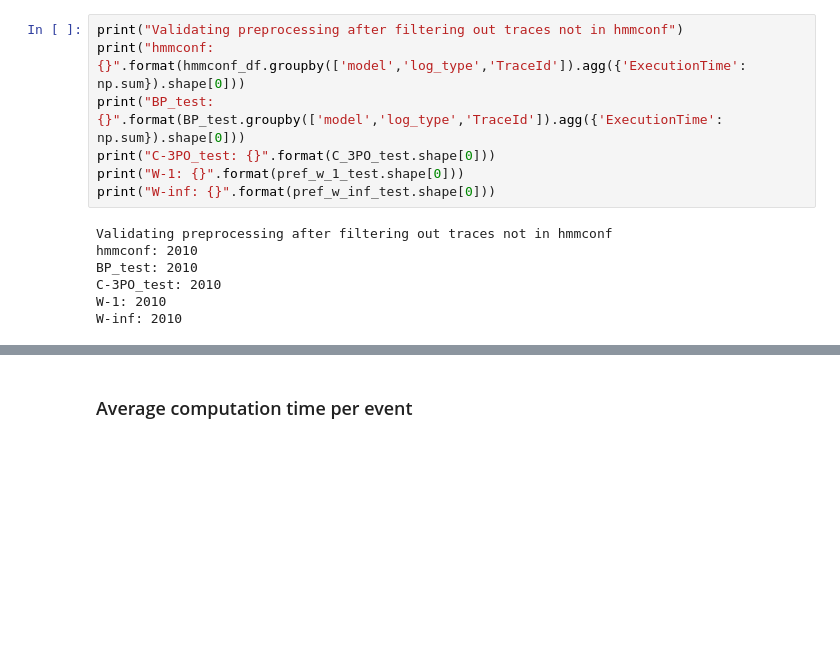
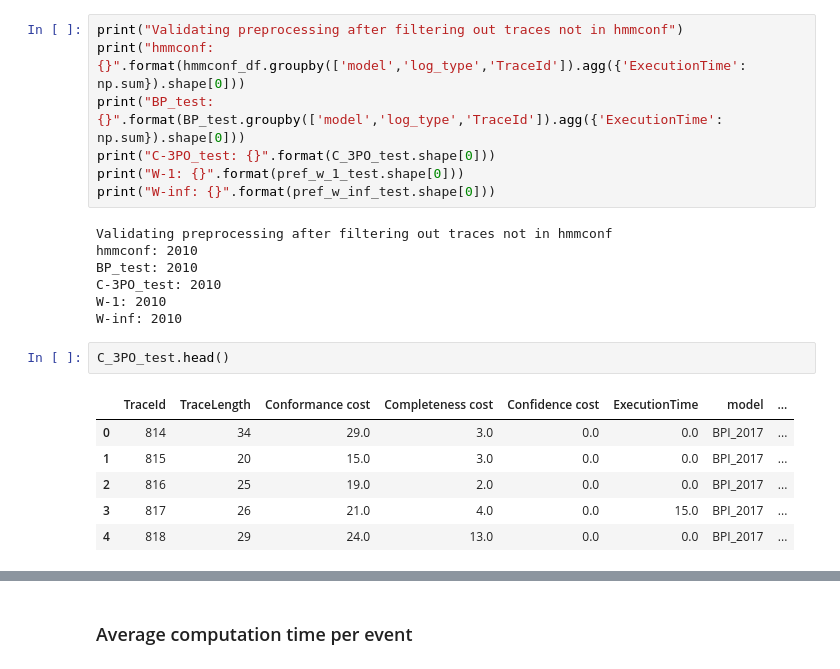
Before and after one commit to MaxTNielsen/ConformanceCheckingUsingTries, a Jupyter notebook: Jupyter/old_analysis.ipynb, the cells around one changed output, grey strips where cells are left out. Cells and saved outputs as stored; diff of their text form; blank space fills up the shorter version.

```diff
--- a/Jupyter/comparative_analysis.ipynb
+++ b/Jupyter/old_analysis.ipynb
@@ -443,6 +434,15 @@ BP_test: 2010
 C-3PO_test: 2010
 W-1: 2010
 W-inf: 2010
+# %%
+C_3PO_test.head()
+# %% [output]
+|  | TraceId | TraceLength | Conformance cost | Completeness cost | Confidence cost | ExecutionTime | model | ... |
+| 0 | 814 | 34 | 29.0 | 3.0 | 0.0 | 0.0 | BPI_2017 | ... |
+| 1 | 815 | 20 | 15.0 | 3.0 | 0.0 | 0.0 | BPI_2017 | ... |
+| 2 | 816 | 25 | 19.0 | 2.0 | 0.0 | 0.0 | BPI_2017 | ... |
+| 3 | 817 | 26 | 21.0 | 4.0 | 0.0 | 15.0 | BPI_2017 | ... |
+| 4 | 818 | 29 | 24.0 | 13.0 | 0.0 | 0.0 | BPI_2017 | ... |
 # %%
 log_names = [list(zip(3*[log_n], LOG_TYPES)) for log_n in LOGS]
 indexes = [l_n+'_'+l_t for l in log_names for (l_n, l_t) in l]
```
Also changed, not shown: parts of 21 cells of this notebook, 6 other files.
